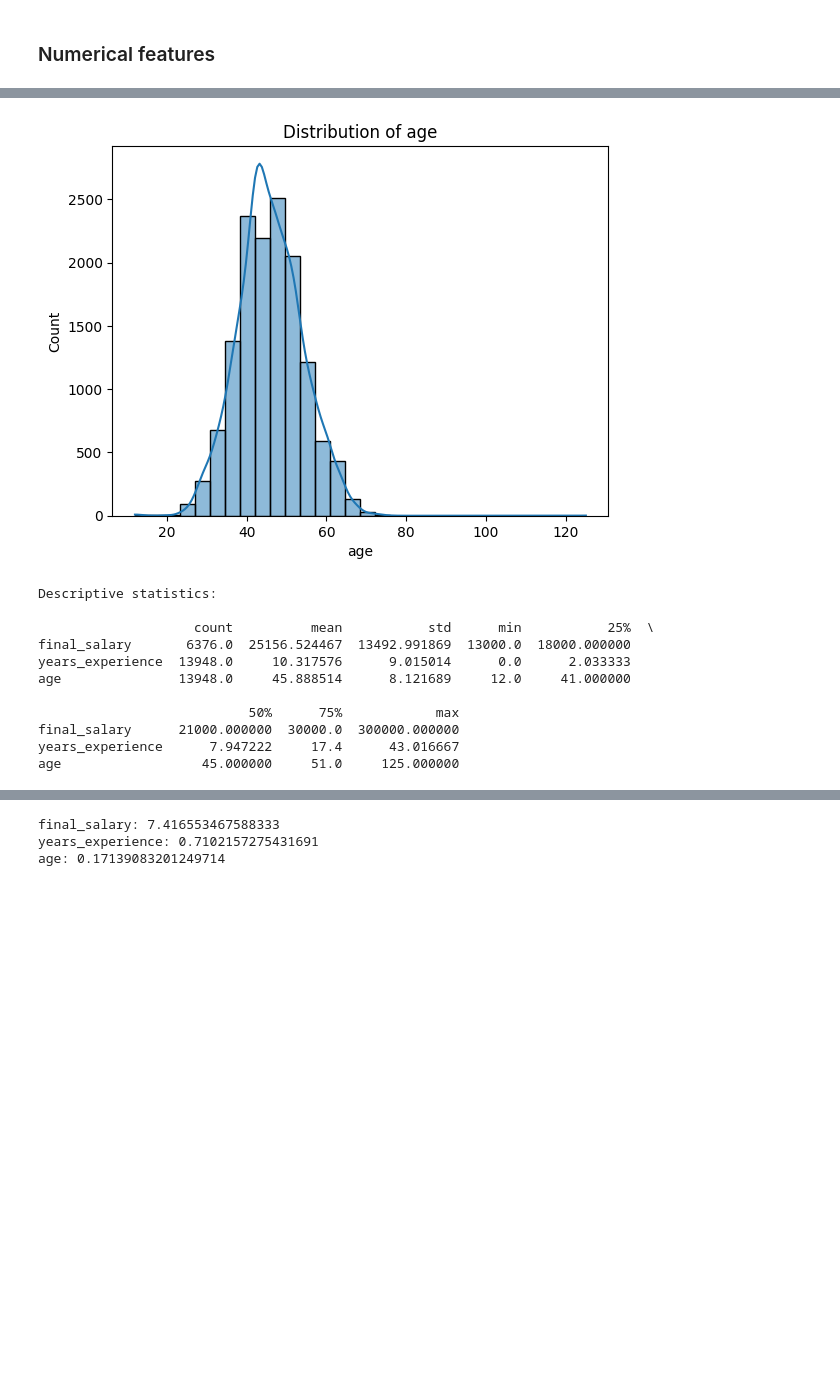
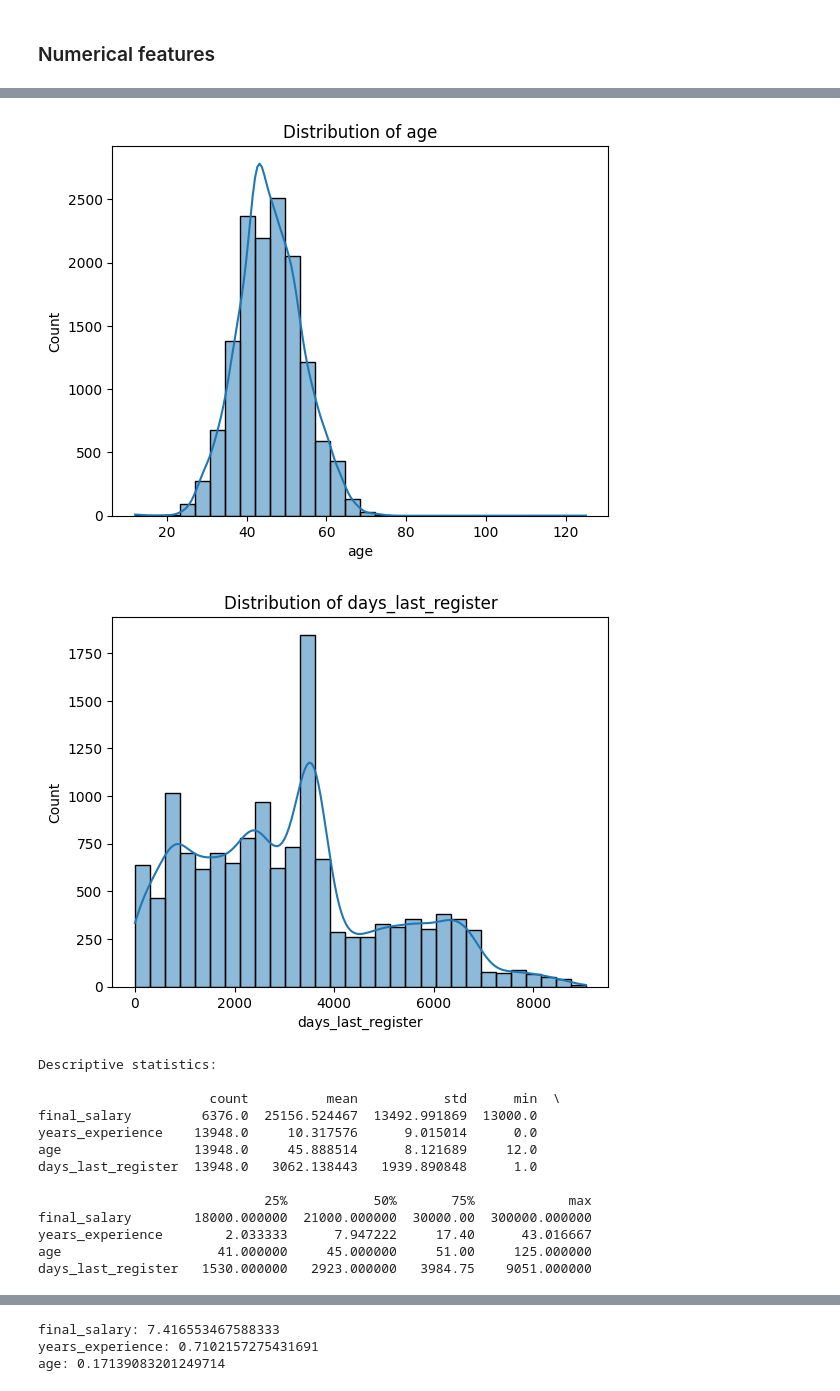
Before and after one commit to adrianmarino19/datafest2025, a Jupyter notebook: main.ipynb, the cells around one changed output, grey strips where cells are left out. Saved outputs shown, nothing was run; the diff lists cells and outputs as text; code cells hidden in the pictures; blank space fills up the shorter version.

```diff
--- a/main.ipynb
+++ b/main.ipynb
@@ -67,9 +67,9 @@ df['last_register'] = pd.to_datetime(df['last_register'].str[:10], errors='coerc
 # %%
 # We create days since last register feature. Possibly relevant for estimating salary.
 
-df['days_last_register'] = (pd.Timestamp.now().normalize() - df['last_register']) # get days since last register using today as reference.
+reference = df['last_register'].max() + pd.Timedelta(days=1) # my reference will be that last date + 1 day.
 
-df['days_last_register'] = df['days_last_register'].dt.days # change format to days.
+df['days_last_register'] = (reference - df['last_register']).dt.days # get days since last register using today as reference.
 # %%
 df['days_last_register']
 # %% [output]
@@ -164,34 +146,37 @@ dtype: datetime64[ns]
 # %%
 # Continuous variables univariate analysis
 
-col_num = ['final_salary', 'years_experience', 'age']
+col_num = ['final_salary', 'years_experience', 'age', 'days_last_register']
 
 for col in col_num:
     plt.figure()
     sns.histplot(df[col].dropna(), bins=30, kde=True)
     plt.title(f'Distribution of {col}')
     plt.xlabel(col)
     plt.ylabel("Count")
     plt.show()
 
 # Summary stats
 print("\nDescriptive statistics:\n")
 print(df[col_num].describe().T)
 # %% [output]
 [figure]
 [figure]
 [figure]
+[figure, added]
 Descriptive statistics:
 
-                    count          mean           std      min           25%  \
-final_salary       6376.0  25156.524467  13492.991869  13000.0  18000.000000
-years_experience  13948.0     10.317576      9.015014      0.0      2.033333
-age               13948.0     45.888514      8.121689     12.0     41.000000
+                      count          mean           std      min  \
+final_salary         6376.0  25156.524467  13492.991869  13000.0
+years_experience    13948.0     10.317576      9.015014      0.0
+age                 13948.0     45.888514      8.121689     12.0
+days_last_register  13948.0   3062.138443   1939.890848      1.0
 
-                           50%      75%            max
-final_salary      21000.000000  30000.0  300000.000000
-years_experience      7.947222     17.4      43.016667
-age                  45.000000     51.0     125.000000
+                             25%           50%       75%            max
+final_salary        18000.000000  21000.000000  30000.00  300000.000000
+years_experience        2.033333      7.947222     17.40      43.016667
+age                    41.000000     45.000000     51.00     125.000000
+days_last_register   1530.000000   2923.000000   3984.75    9051.000000
 # %%
 for col in col_num:
     plt.figure()
```
Also changed, not shown: parts of 30 cells of this notebook.
